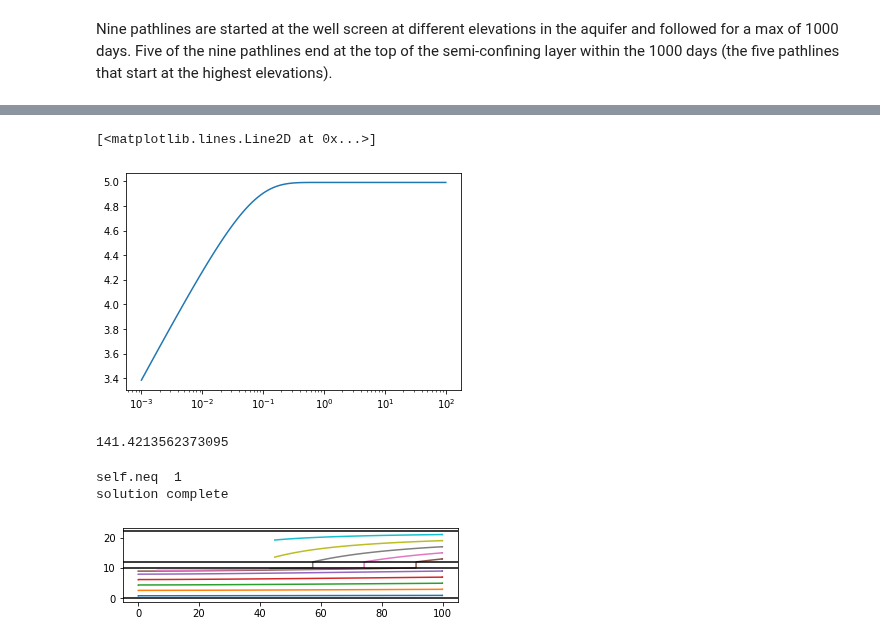
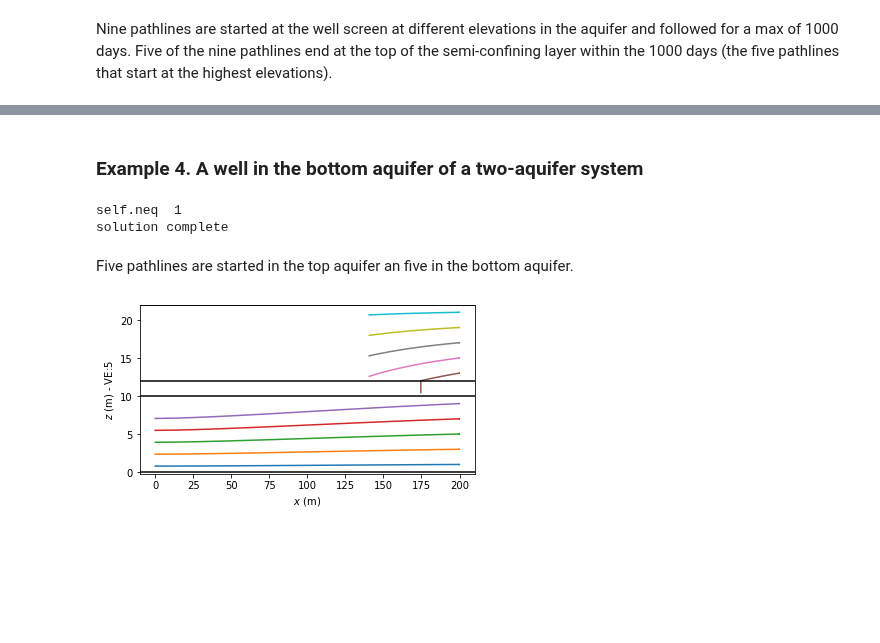
Before and after one commit to mbakker7/ttim, a Jupyter notebook: notebooks/pathline_trace.ipynb, the cells around one changed output, grey strips where cells are left out. Cells and saved outputs as stored; diff of their text form; code cells hidden in the pictures; blank space fills up the shorter version.

Commit message:
Finished pathline tracing notebook

```diff
--- a/notebooks/pathline_trace.ipynb
+++ b/notebooks/pathline_trace.ipynb
@@ -250,6 +127,6 @@ A pathline is started at $(x,y,z)=(10, 10, 5)$ and followed for 20 days. The `ts
 # %%
 trace = tt.timtrace(ml, xstart=10, ystart=10, zstart=0.5 * H, tstartend=[0, 10, 20],
-                    tstartoffset=0.001, tstep=1, hstepmax=2)
+                    tstartoffset=tmin, tstep=1, hstepmax=2)
 # %% [output]
 reached maximum time tmax
 reached maximum time tmax
@@ -292,10 +169,11 @@ npor = 0.3 # porosity of both aquifers, -
 Q = 1000 # discharge of well in aquifer 1, m^3/d
 xw = 0 # x-location of well
 yw = 0 # y-location of well
-rw = 0.3 # radius of well
+rw = 0.3 # radius of well, m
+tmin = 0.001 # first time of simulation after change in bc, d
 # %%
 ml = tt.ModelMaq(kaq=[k], z=[H + Hstar, H, 0], c=[c], Saq=Ss,
-                 topboundary='semi', tmin=0.001, tmax=1000, M=10)
+                 topboundary='semi', tmin=tmin, tmax=1000, M=10)
 w = tt.Well(ml, xw=0, yw=0, tsandQ=[(0, -Q)], layers=0, rw=0.3)
 ml.solve()
 # %% [output]
@@ -308,10 +186,12 @@ plt.subplot(111, aspect=10)
 zstart = np.arange(1.0, 10, 1)
 for zs in zstart:
     trace = tt.timtrace(ml, xstart=rw, ystart=0, zstart=zs,
-                        tstartend=[0, 1000], tstartoffset=0.01, tstep=100,
+                        tstartend=[0, 1000], tstartoffset=tmin, tstep=100,
                         nstepmax=100, hstepmax=2, silent=True)
     xyzt = trace['xyzt']
     plt.plot(xyzt[:, 0], xyzt[:, 2])
 for y in [0, H, H + Hstar]:
     plt.axhline(y, color='k')
+plt.xlabel('$x$ (m)')
+plt.ylabel('$z$ (m)');
 # %% [output]
@@ -332,14 +199,5 @@ plt.plot(x, h[0, 0])
-# %%
-t = np.logspace(-3, 2, 100)
-h = w.headinside(t)
-plt.semilogx(t, h[0])
-# %% [output]
-[<matplotlib.lines.Line2D at 0x...>]
-[figure, removed]
-# %%
-np.sqrt(k * H * c)
-# %% [output]
-141.4213562373095
+# %% [markdown]
+### Example 4. A well in the bottom aquifer of a two-aquifer system
 # %%
 # parameters
 k0 = 20 # hydraulic conductivity aquifer 0, m/d
@@ -361,16 +219,20 @@ ml.solve()
 # %% [output]
 self.neq  1
 solution complete
+# %% [markdown]
+Five pathlines are started in the top aquifer an five in the bottom aquifer.
 # %%
 zstart = np.hstack((np.arange(1, 10, 2), np.arange(13, 22, 2)))
+plt.subplot(111, aspect=5)
 for zs in zstart:
-    trace = tt.timtrace(ml, xstart=100, ystart=0, zstart=zs,
+    trace = tt.timtrace(ml, xstart=200, ystart=0, zstart=zs,
                         tstartend=[0, 10000], tstartoffset=0.01, tstep=100,
-                        nstepmax=100, hstepmax=2, silent=True)
+                        nstepmax=100, hstepmax=10, silent=True)
     xyzt = trace['xyzt']
     plt.plot(xyzt[:, 0], xyzt[:, 2])
 for y in [0, H, H + Hstar, H + Hstar + H]:
     plt.axhline(y, color='k')
-plt.axis('scaled');
+plt.xlabel('$x$ (m)')
+plt.ylabel('$z$ (m) - VE:5');
 # %% [output]
-[figure, old version]
+[figure, new version]
```
Also changed, not shown: parts of 78 cells of this notebook.
